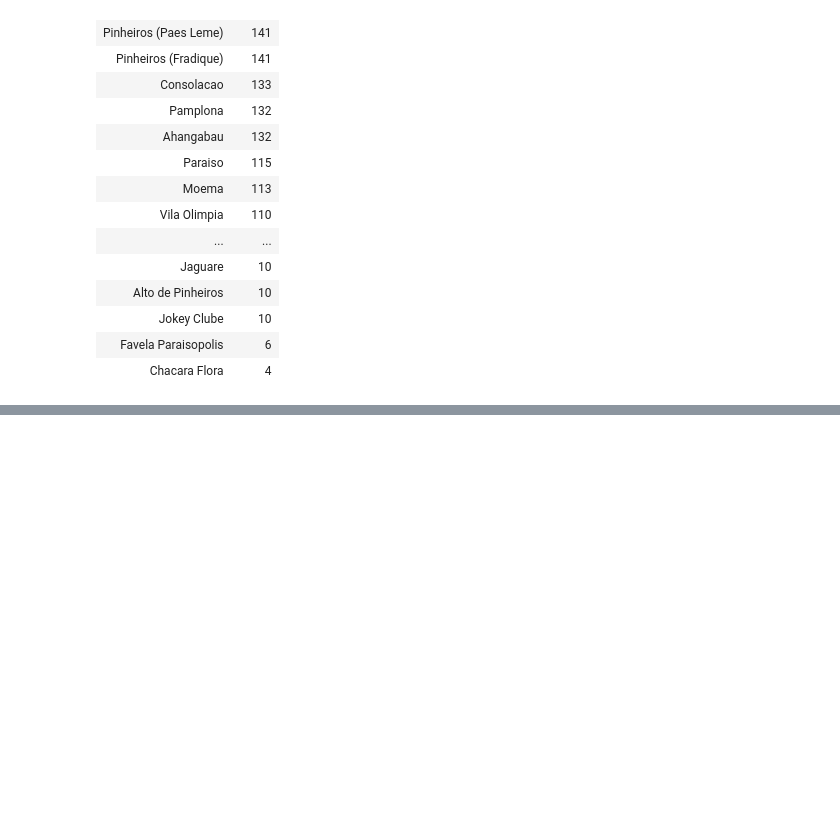
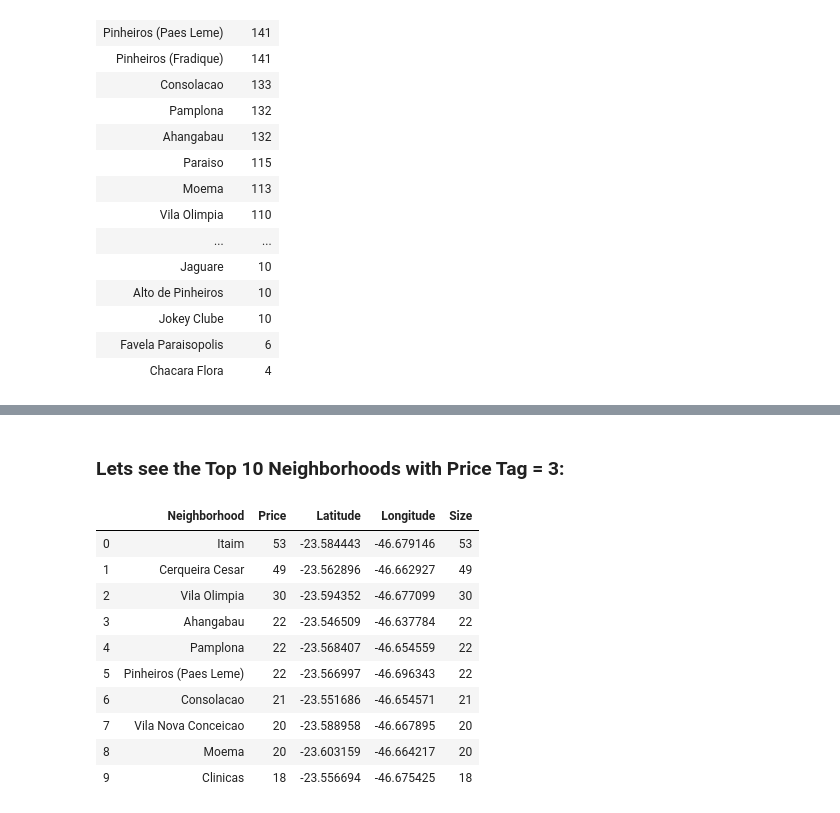
Before and after one commit to gustavort3/Coursera_Capstone, a Jupyter notebook: Capstone Project - The Battle of Neighborhoods - 1st Week.ipynb, the cells around one changed output, grey strips where cells are left out. Saved outputs shown, nothing was run; the diff lists cells and outputs as text; code cells hidden in the pictures; blank space fills up the shorter version.

```diff
--- a/Capstone Project - The Battle of Neighborhoods - 1st Week.ipynb
+++ b/Capstone Project - The Battle of Neighborhoods - 1st Week.ipynb
@@ -196,11 +198,11 @@ I will specify in the Foursquare request:
     • LIMIT .......: Maximum number of venues to return in the request
     • RADIUS ......: All venues found within this radius will be returned in the request
 # %%
-CLIENT_ID = 'JQG5FSEDWNAKRBKQRF3ZVD4Y2TCPWJN0Y0ZCBRD5LXPQOR1K' # your Foursquare ID
+CLIENT_ID = '###' # your Foursquare ID
 
-CLIENT_SECRET = 'P5IDUFL0YMGDLETV5Y3XPEY504VUHNRXIVFBIHYCPMEGOARS' # your Foursquare Secret
+CLIENT_SECRET = '###' # your Foursquare Secret
 
-VERSION = '20180605' # Foursquare API version
+VERSION = '###' # Foursquare API version
 
 LIMIT = 120 # limit of number of venues returned by Foursquare API
 
@@ -398,5 +368,0 @@ Index(['Butanta-USP', 'Rio Pequeno', 'Parque Anhembi',
-# %%
-#DROP neighborhoods with less than 15 venues:
-#--------------------------------------------
-sp_venues_f = sp_venues.set_index('Neighborhood').drop(neighborhoods_with_venues_under_15, axis=0) #inplace=True
-spdf_f = spdf.set_index('Neighborhood').drop(neighborhoods_with_venues_under_15, axis=0) #inplace=True
@@ -940,0 +395,16 @@ For the second week, the final deliverables of the project will be:
+# %% [markdown]
+### Lets see the Top 10 Neighborhoods with Price Tag = 3:
+# %%
+sp_prices_3.head(10)
+# %% [output]
+|  | Neighborhood | Price | Latitude | Longitude | Size |
+| 0 | Itaim | 53 | -23.584443 | -46.679146 | 53 |
+| 1 | Cerqueira Cesar | 49 | -23.562896 | -46.662927 | 49 |
+| 2 | Vila Olimpia | 30 | -23.594352 | -46.677099 | 30 |
+| 3 | Ahangabau | 22 | -23.546509 | -46.637784 | 22 |
+| 4 | Pamplona | 22 | -23.568407 | -46.654559 | 22 |
+| 5 | Pinheiros (Paes Leme) | 22 | -23.566997 | -46.696343 | 22 |
+| 6 | Consolacao | 21 | -23.551686 | -46.654571 | 21 |
+| 7 | Vila Nova Conceicao | 20 | -23.588958 | -46.667895 | 20 |
+| 8 | Moema | 20 | -23.603159 | -46.664217 | 20 |
+| 9 | Clinicas | 18 | -23.556694 | -46.675425 | 18 |
```
Also changed, not shown: parts of 69 cells of this notebook.
